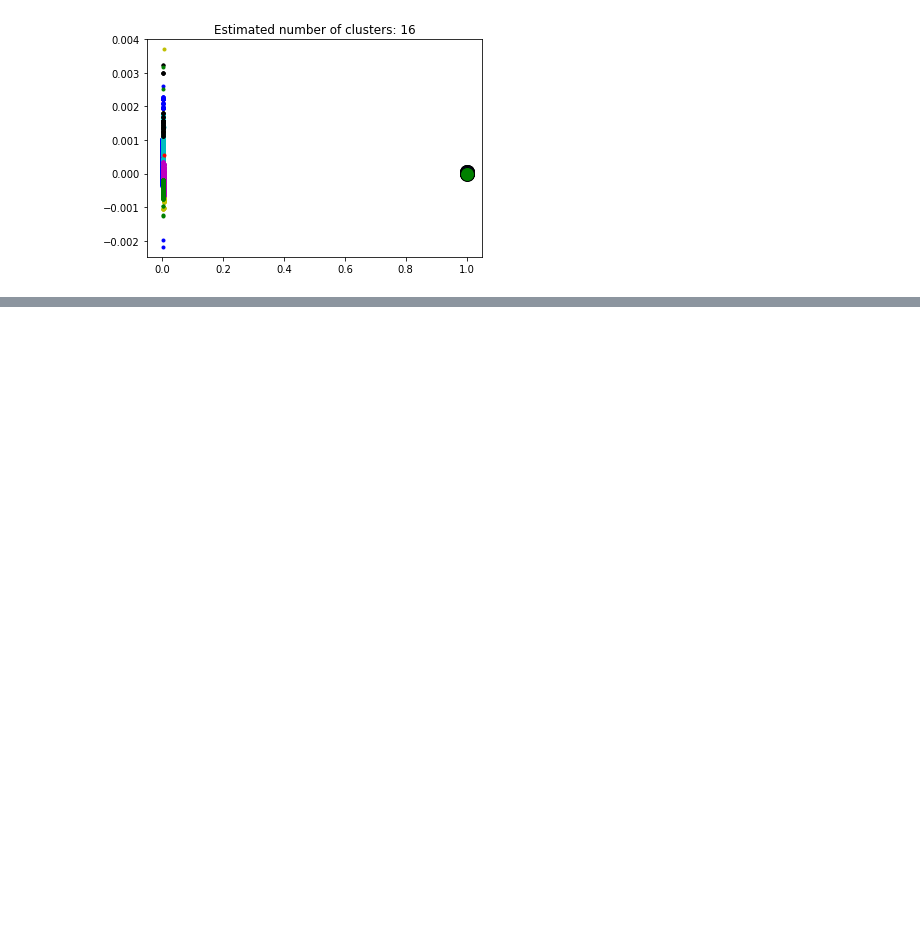
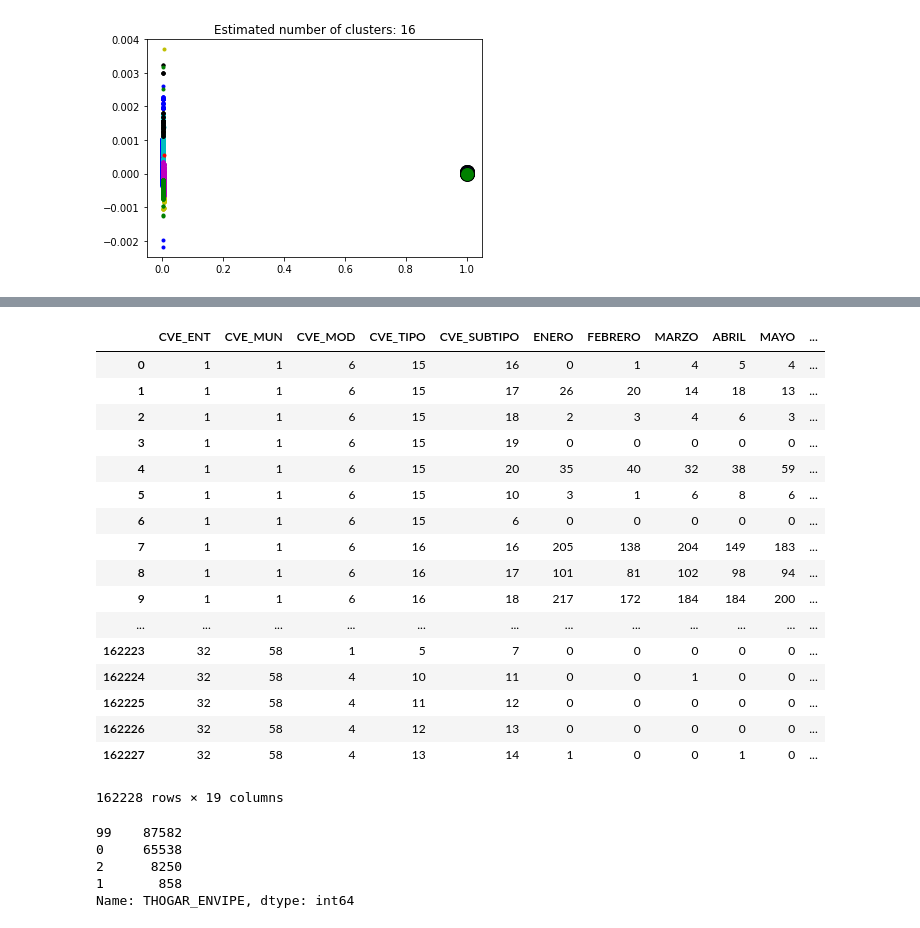
Before and after one commit to SaltoUriel/Thogar_Envipe2017, a Jupyter notebook: Untitled1.ipynb, the cells around one changed output, grey strips where cells are left out. Cells and saved outputs as stored; diff of their text form; code cells hidden in the pictures; blank space fills up the shorter version.

```diff
--- a/Untitled1.ipynb
+++ b/Untitled1.ipynb
@@ -159,0 +218,3 @@ plt.show()
+# %%
+df_delitos = pn.read_csv('C:\\Users\\Uriel\\Downloads\\incidenciaMunicipal_2017_clean_cat.csv')
+df_delitos.head()
@@ -159,0 +228,5 @@ plt.show()
+# %%
+df_delitos['THOGAR_ENVIPE'] = 99
+# %%
+df_delitos.drop('THOGAR_CLUSTER',1, inplace=True)
+df_delitos.head()
@@ -159,0 +240,11 @@ plt.show()
+# %%
+cont = 0
+for enti,muni in zip(df_delitos.CVE_ENT,df_delitos.CVE_MUN):
+    cont2 = 0
+    for est,mun in zip(clus.CVE_ENT,clus.CVE_MUN):
+        if enti == est and muni == mun:
+            df_delitos.THOGAR_ENVIPE[cont] = clus.cluster[cont2]
+        cont2 = cont2+1
+    cont = cont+1
+    if cont%1000 == 0:
+        print(cont)
@@ -159,0 +269,29 @@ plt.show()
+# %%
+df_delitos
+# %% [output]
+|  | CVE_ENT | CVE_MUN | CVE_MOD | CVE_TIPO | CVE_SUBTIPO | ENERO | FEBRERO | MARZO | ABRIL | MAYO | ... |
+| 0 | 1 | 1 | 6 | 15 | 16 | 0 | 1 | 4 | 5 | 4 | ... |
+| 1 | 1 | 1 | 6 | 15 | 17 | 26 | 20 | 14 | 18 | 13 | ... |
+| 2 | 1 | 1 | 6 | 15 | 18 | 2 | 3 | 4 | 6 | 3 | ... |
+| 3 | 1 | 1 | 6 | 15 | 19 | 0 | 0 | 0 | 0 | 0 | ... |
+| 4 | 1 | 1 | 6 | 15 | 20 | 35 | 40 | 32 | 38 | 59 | ... |
+| 5 | 1 | 1 | 6 | 15 | 10 | 3 | 1 | 6 | 8 | 6 | ... |
+| 6 | 1 | 1 | 6 | 15 | 6 | 0 | 0 | 0 | 0 | 0 | ... |
+| 7 | 1 | 1 | 6 | 16 | 16 | 205 | 138 | 204 | 149 | 183 | ... |
+| 8 | 1 | 1 | 6 | 16 | 17 | 101 | 81 | 102 | 98 | 94 | ... |
+| 9 | 1 | 1 | 6 | 16 | 18 | 217 | 172 | 184 | 184 | 200 | ... |
+| ... | ... | ... | ... | ... | ... | ... | ... | ... | ... | ... | ... |
+| 162223 | 32 | 58 | 1 | 5 | 7 | 0 | 0 | 0 | 0 | 0 | ... |
+| 162224 | 32 | 58 | 4 | 10 | 11 | 0 | 0 | 1 | 0 | 0 | ... |
+| 162225 | 32 | 58 | 4 | 11 | 12 | 0 | 0 | 0 | 0 | 0 | ... |
+| 162226 | 32 | 58 | 4 | 12 | 13 | 0 | 0 | 0 | 0 | 0 | ... |
+| 162227 | 32 | 58 | 4 | 13 | 14 | 1 | 0 | 0 | 1 | 0 | ... |
+162228 rows × 19 columns
+# %%
+df_delitos.THOGAR_ENVIPE.value_counts()
+# %% [output]
+99    87582
+0     65538
+2      8250
+1       858
+Name: THOGAR_ENVIPE, dtype: int64
```
Also changed, not shown: parts of 38 cells of this notebook, 2 other files.
